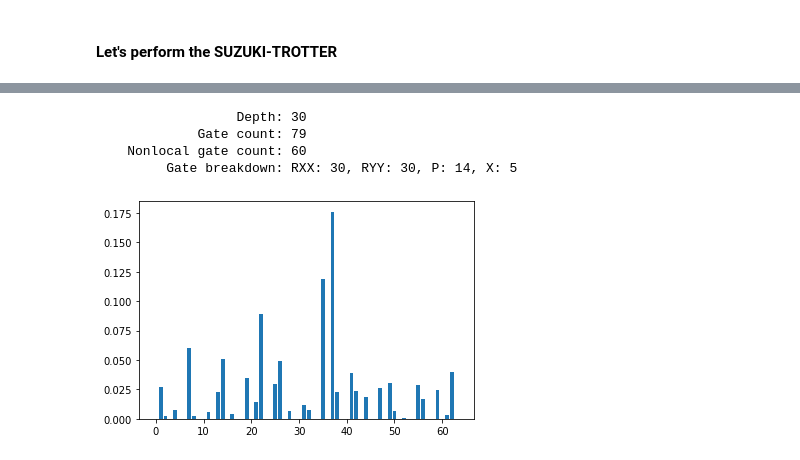
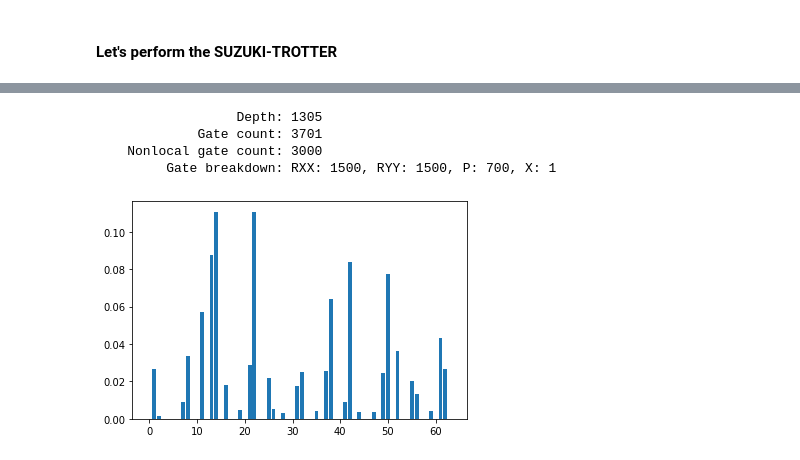
Before and after one commit to emacosta95/2nd_qa4nsm, a Jupyter notebook: ImplementationonQiskit.ipynb, the cells around one changed output, grey strips where cells are left out. Saved outputs shown, nothing was run; the diff lists cells and outputs as text; code cells hidden in the pictures.

```diff
--- a/ImplementationonQiskit.ipynb
+++ b/ImplementationonQiskit.ipynb
@@ -147,7 +181,7 @@ s = Parameter("s")
 
 hamiltonian_s = s * hamiltonian_q + (1 - s) * hamiltonian_driver
 # %%
-dt=0.5
+dt=0.1
 hamiltonian_eval = hamiltonian_s.assign_parameters({s: dt})
 # %%
 from qiskit.quantum_info import  commutator
@@ -190,3 +240,19 @@ final_state=Statevector(initial_state)
+# %%
+
+#final_state=Statevector(circuit_opt)
+time_steps=100
+tf=10
+time=np.linspace(0,tf,time_steps)
+dt=tf/time_steps
+initial_state=QuantumCircuit(hamiltonian_eval.num_qubits)
+initial_state.x([0])
+
+for n,t in enumerate(time):
+    hamiltonian_t=(1-t/tf)*hamiltonian_driver+(t/tf)*hamiltonian_q
+    exp_H_t=PauliEvolutionGate(hamiltonian_t,time=dt,synthesis=SuzukiTrotter(order=1))
+    initial_state.append(exp_H_t,range(hamiltonian_q.num_qubits))
+initial_state=transpile(initial_state, optimization_level=1)
+final_state=Statevector(initial_state)
 # %%
 
 print(
@@ -255,15 +308,16 @@ import matplotlib.pyplot as plt
 
 
 
-prob=np.conjugate(final_state.data)*final_state.data
+prob=final_state.probabilities()
 
 plt.bar(np.arange(prob.shape[0]),prob)
 plt.show()
 
 # convert into the single particle state
-single_particle_vector=np.zeros(n_sites)
+single_particle_vector=np.zeros(n_sites,dtype=np.complex128)
 
 for a in range(n_sites):
-    a_mb=63-2**a
-    single_particle_vector[a]=final_state.data[a_mb]
+    a_mb=2**(a)
+    print(final_state.data.shape)
+    single_particle_vector[a]=prob[a_mb]
 # %% [output]
@@ -304,15 +392,15 @@ from qiskit import QuantumCircuit
 qc = QuantumCircuit(6)
 
 # Apply an X-gate to the first qubit to set it to |1⟩
-qc.x([1,2,3,4,5])
+qc.x([0])
 
 # At this point, the state is [1, 0, 0, 0, 0, 0] (i.e., |100000⟩) the initial state of the QA protocol
 
 # Optionally, you can print the circuit
 print(qc.draw())
 
-tf=0.5
-time=np.linspace(0,tf,2)
+tf=10
+time=np.linspace(0,tf,100)
 
 for t in time:
 
@@ -365,10 +435,10 @@ print(
 """
 )
 # %% [output]
-                  Depth: 30
-             Gate count: 79
-    Nonlocal gate count: 60
-         Gate breakdown: RXX: 30, RYY: 30, P: 14, X: 5
+                  Depth: 1305
+             Gate count: 3701
+    Nonlocal gate count: 3000
+         Gate breakdown: RXX: 1500, RYY: 1500, P: 700, X: 1
 # %%
 from qiskit import QuantumCircuit
 from qiskit_aer import AerSimulator
@@ -383,18 +453,18 @@ final_state=Statevector(qc)
 # %%
 import matplotlib.pyplot as plt
 prob=np.conjugate(final_state.data)*final_state.data
 
 plt.bar(np.arange(prob.shape[0]),prob)
 plt.show()
 
 # convert into the single particle state
-single_particle_vector=np.zeros(n_sites)
+single_particle_vector=np.zeros(n_sites,dtype=np.complex128)
 
 for a in range(n_sites):
-    a_mb=63-2**a
+    a_mb=2**a
     single_particle_vector[a]=final_state.data[a_mb]
 # %% [output]
-[figure, old version]
+[figure, new version]
 # %%
 print(np.linalg.norm(single_particle_vector))
 print(np.linalg.norm(final_state.data))
```
Also changed, not shown: parts of 23 cells of this notebook, 2 other files.
